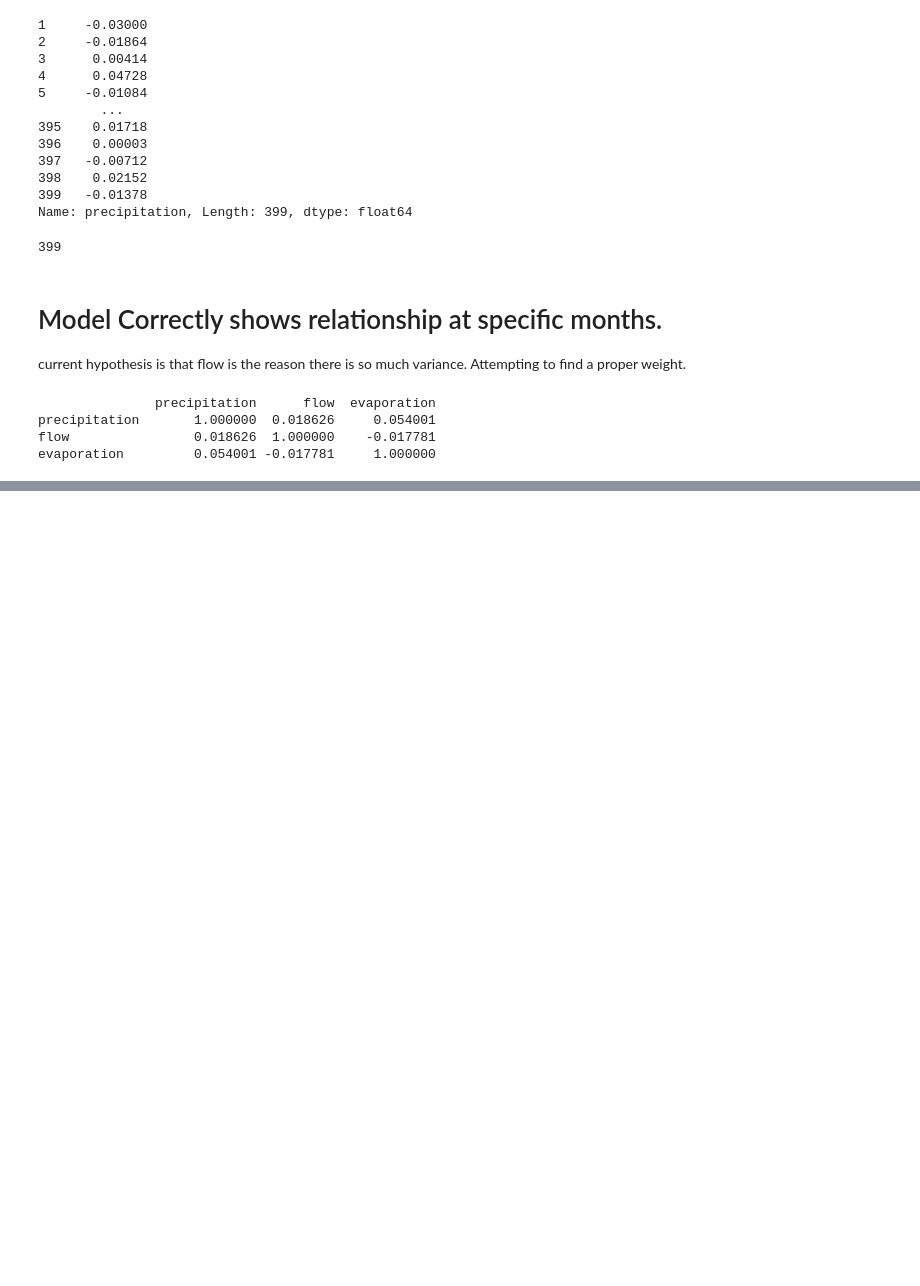
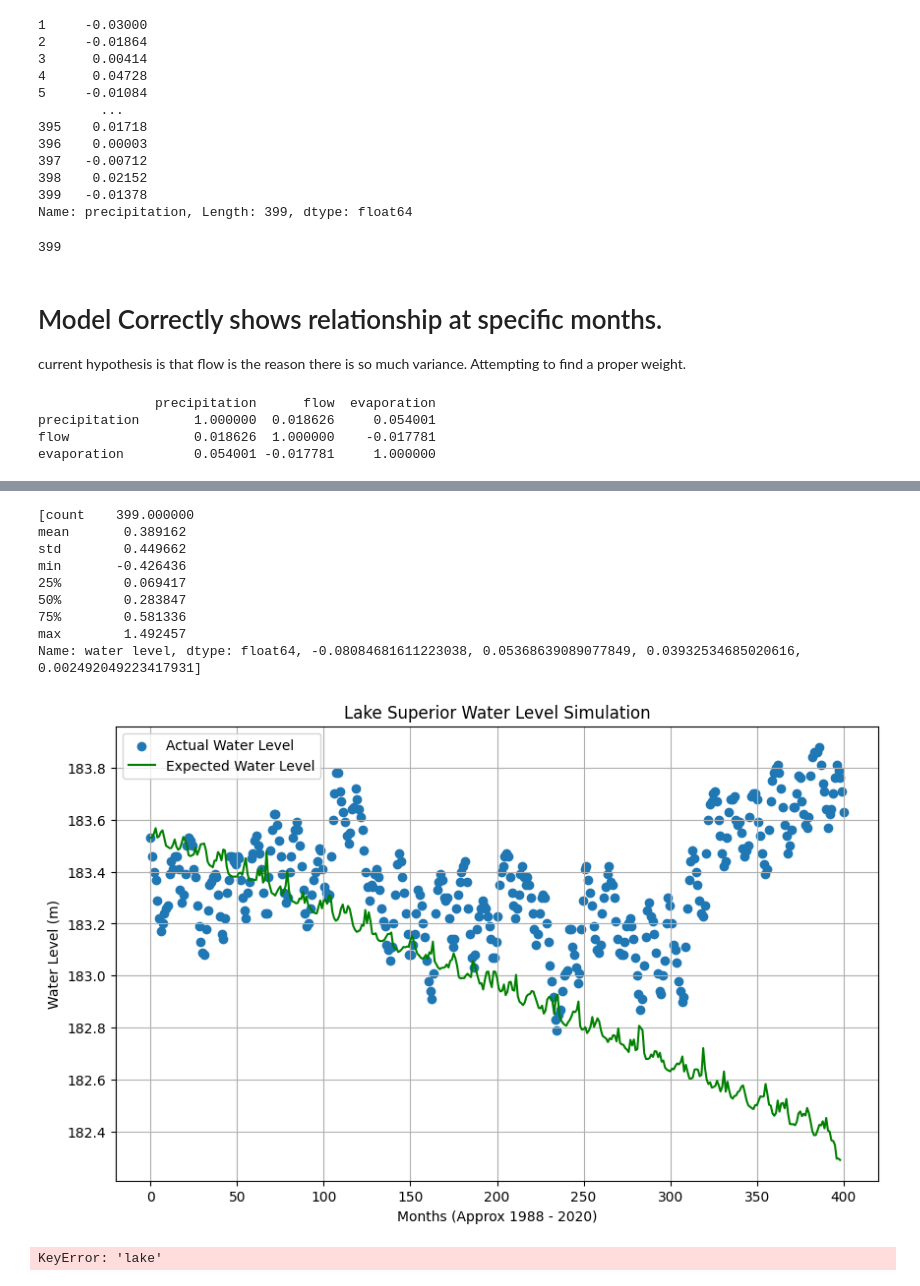
Before and after one commit to EmilioD19/Math-42-Final-Project, a Jupyter notebook: test file.ipynb, the cells around one changed output, grey strips where cells are left out. Saved outputs shown, nothing was run; the diff lists cells and outputs as text; code cells hidden in the pictures; blank space fills up the shorter version.

```diff
--- a/test file.ipynb
+++ b/test file.ipynb
@@ -689,0 +828,67 @@ plt.show()
+# %%
+actual = superior['water level'].iloc[-399:].reset_index(drop = True)
+# Parameters
+n = 399  # Number of steps
+initial_water_level = 183.53  # Initial water level for Lake Superior
+
+# Initialize water levels
+w = [initial_water_level]
+
+# Consider Factors
+p = (superior['precipitation'].iloc[-400:].reset_index(drop = True) / 1000).diff().dropna().reset_index(drop = True)
+e = (superior['evaporation'].iloc[-400:].reset_index(drop = True) / 1000).diff().dropna().reset_index(drop = True)
+inflow = (superior['flow'].iloc[-400:].reset_index(drop = True) / 1000).diff().dropna().reset_index(drop = True)
+r = 0.0065
+
+# Stochastic RV
+alpha = np.random.normal(-0.040699, 0.040661)
+beta = np.random.normal(-0.021924,0.02207)
+#gamma = np.random.normal(-0.691, 0.68404)
+tau = np.random.uniform(0,0.003)
+
+
+# Simulate water levels
+for i in range(1, n):
+
+    #Seasonality Runoff
+    if model_superior.iloc[i, 5] in [9,8,7,10,6,11]: # Months with Lowest Runoff
+        gamma = np.random.uniform(-0.0588, -0.0064) # Avg change in Runoff (Sep, November)
+    elif model_superior.iloc[i, 5] in [4,3,1,12,5,2]: # Months with Highest Runoff
+        gamma = np.random.uniform(-0.075, 0.0409) # Avg change in Runoff (Apr, Feb)
+
+    # Calculate the new water level
+    new_level = w[i-1] + (alpha * p[i-1]  + gamma * inflow[i-1]) - (beta * e[i-1] + tau * r * w[i-1])
+
+    w.append(max(new_level, 0))  # Prevent negative water levels
+
+
+# Model Accuracy
+summary_stats = [(actual - w).describe(), alpha, beta, gamma, tau]
+print(summary_stats)
+
+# Plot the results
+plt.figure(figsize=(10, 6))
+plt.scatter(np.linspace(0, 400, 400), superior.iloc[-400:, 3], label = "Actual Water Level")
+plt.plot(range(n), w, label="Expected Water Level", color='green')
+plt.xlabel("Months (Approx 1988 - 2020)")
+plt.ylabel("Water Level (m)")
+#plt.ylim(182, 184)
+plt.title("Lake Superior Water Level Simulation")
+plt.legend()
+plt.grid()
+plt.show()
+# %% [output]
+[count    399.000000
+mean       0.389162
+std        0.449662
+min       -0.426436
+25%        0.069417
+50%        0.283847
+75%        0.581336
+max        1.492457
+Name: water level, dtype: float64, -0.08084681611223038, 0.05368639089077849, 0.03932534685020616, 0.002492049223417931]
+[figure, added]
+# %%
+df['lake'].unique()
+# %% [output]
+KeyError: 'lake'
```
Also changed, not shown: parts of 19 cells of this notebook, 4 other files.
